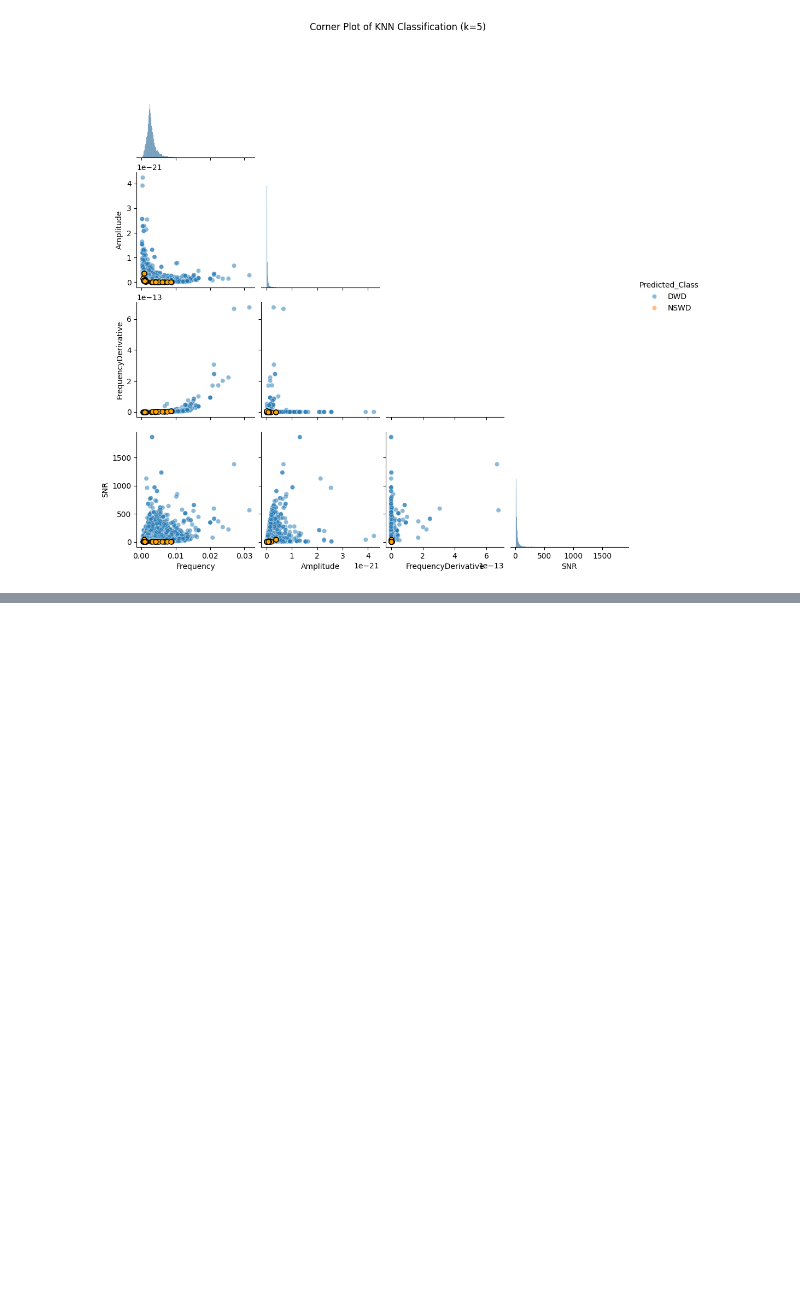
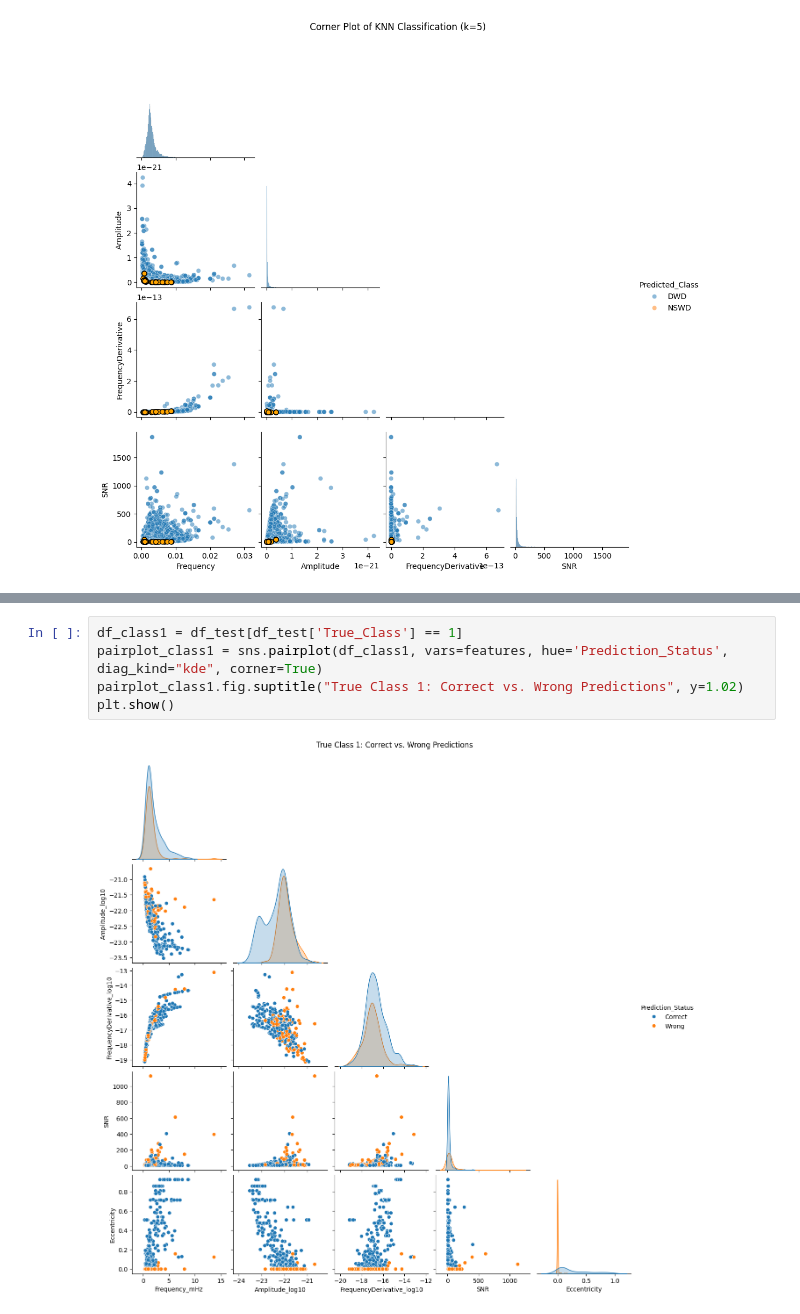
Before and after one commit to Irwintkc/lisa-ml, a Jupyter notebook: notebooks/network.ipynb, the cells around one changed output, grey strips where cells are left out. Cells and saved outputs as stored; diff of their text form; blank space fills up the shorter version.

```diff
--- a/notebooks/network.ipynb
+++ b/notebooks/network.ipynb
@@ -696,0 +793,7 @@ plt.show()
+# %%
+df_class1 = df_test[df_test['True_Class'] == 1]
+pairplot_class1 = sns.pairplot(df_class1, vars=features, hue='Prediction_Status', diag_kind="kde", corner=True)
+pairplot_class1.fig.suptitle("True Class 1: Correct vs. Wrong Predictions", y=1.02)
+plt.show()
+# %% [output]
+[figure, added]
```
Also changed, not shown: parts of 6 cells of this notebook, 42 other files.
